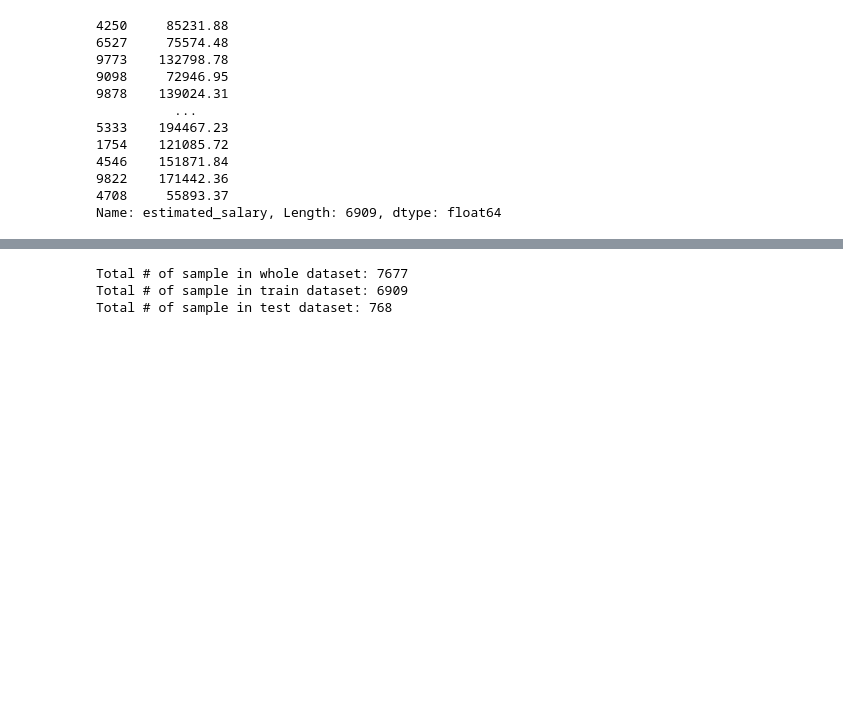
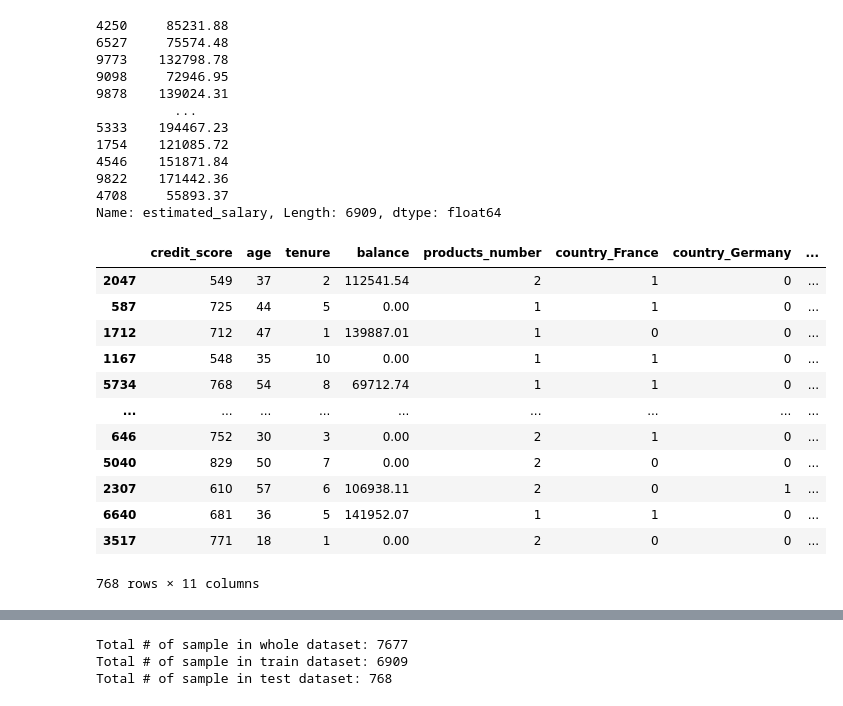
Before and after one commit to ozaenzenzen/fam_python_predictive_analytics_test, a Jupyter notebook: test_fam_predictive_analytics_dcd.ipynb, the cells around one changed output, grey strips where cells are left out. Saved outputs shown, nothing was run; the diff lists cells and outputs as text; code cells hidden in the pictures; blank space fills up the shorter version.

```diff
--- a/test_fam_predictive_analytics_dcd.ipynb
+++ b/test_fam_predictive_analytics_dcd.ipynb
@@ -399,0 +411,2 @@ sns.pairplot(dataset[['credit_card','active_member','churn']], plot_kws={"s": 3}
+# %%
+use_pca = True
@@ -416,14 +502,12 @@ array([0.545, 0.455, 0.   ])
 from sklearn.decomposition import PCA
 pca = PCA(n_components=1, random_state=123)
 
-pca.fit(dataset[['credit_card','active_member','churn']])
-dataset['reduction_column'] = pca.transform(dataset.loc[:, ('credit_card','active_member','churn')]).flatten()
-dataset.drop(['credit_card','active_member','churn'], axis=1, inplace=True)
-
-##buat column churn
-# pca.fit(dataset[['credit_card','active_member']])
-# dataset['dimension'] = pca.transform(dataset.loc[:, ('credit_card','active_member')]).flatten()
-# dataset.drop(['credit_card','active_member'], axis=1, inplace=True)
+pca.fit(dataset[column_for_reduction])
+if use_pca == True:
+  dataset['reduction_column'] = pca.transform(dataset.loc[:, tuple_for_reduction]).flatten()
+# %%
+if use_pca == True:
+  dataset.drop(column_without_target_for_drop, axis=1, inplace=True)
 # %%
 dataset
 # %% [output]
@@ -485,3 +566,19 @@ y_train
 9822    171442.36
 4708     55893.37
 Name: estimated_salary, Length: 6909, dtype: float64
+# %%
+X_test
+# %% [output]
+|  | credit_score | age | tenure | balance | products_number | country_France | country_Germany | ... |
+| 2047 | 549 | 37 | 2 | 112541.54 | 2 | 1 | 0 | ... |
+| 587 | 725 | 44 | 5 | 0.00 | 1 | 1 | 0 | ... |
+| 1712 | 712 | 47 | 1 | 139887.01 | 1 | 0 | 0 | ... |
+| 1167 | 548 | 35 | 10 | 0.00 | 1 | 1 | 0 | ... |
+| 5734 | 768 | 54 | 8 | 69712.74 | 1 | 1 | 0 | ... |
+| ... | ... | ... | ... | ... | ... | ... | ... | ... |
+| 646 | 752 | 30 | 3 | 0.00 | 2 | 1 | 0 | ... |
+| 5040 | 829 | 50 | 7 | 0.00 | 2 | 0 | 0 | ... |
+| 2307 | 610 | 57 | 6 | 106938.11 | 2 | 0 | 1 | ... |
+| 6640 | 681 | 36 | 5 | 141952.07 | 1 | 1 | 0 | ... |
+| 3517 | 771 | 18 | 1 | 0.00 | 2 | 0 | 0 | ... |
+768 rows × 11 columns
```
Also changed, not shown: parts of 53 cells of this notebook.
